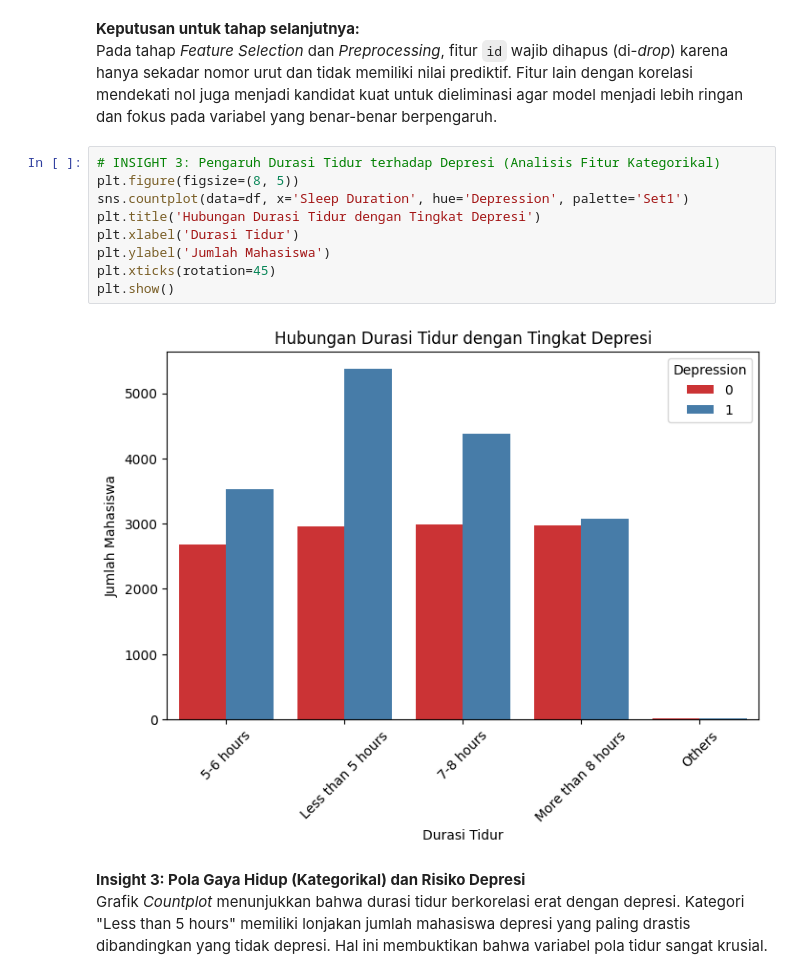
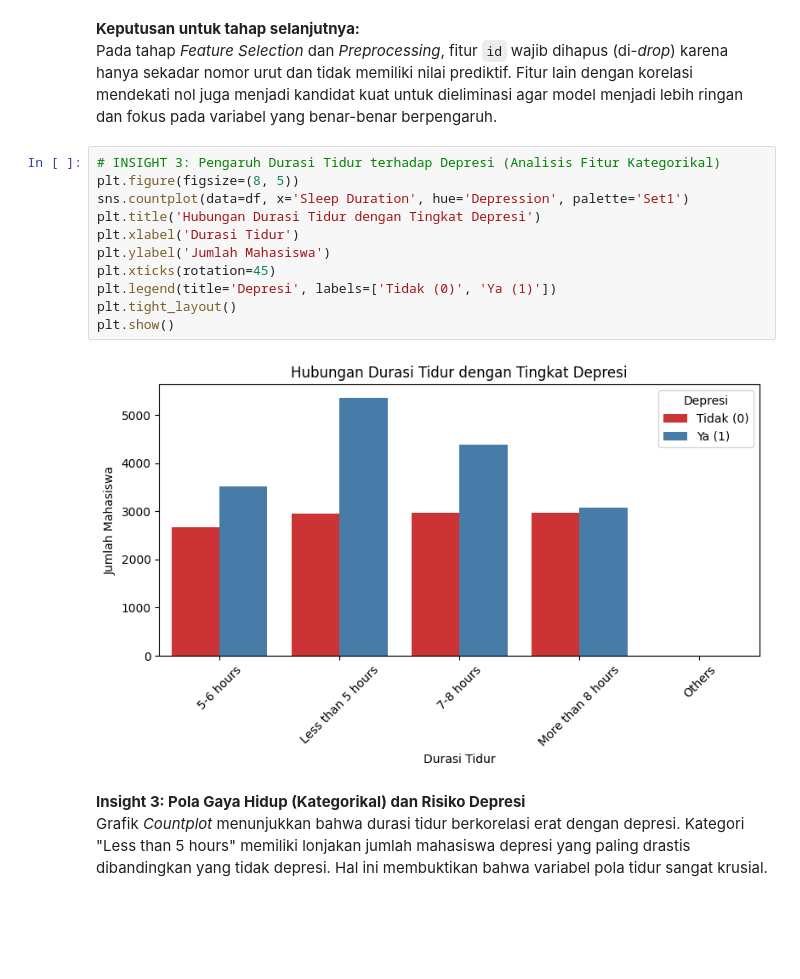
Before and after one commit to suluhyoga/FastTrack_BengKod_SuluhYogaPratama_A11.2023.14979, a Jupyter notebook: notebook/SuluhYogaPratama_A11_2023_14979_FastTrack_DS.ipynb, the cells around one changed output. Cells and saved outputs as stored; diff of their text form; blank space fills up the shorter version.

Commit message:
Update notebook: Menambah visualisasi

```diff
--- a/notebook/SuluhYogaPratama_A11_2023_14979_FastTrack_DS.ipynb
+++ b/notebook/SuluhYogaPratama_A11_2023_14979_FastTrack_DS.ipynb
@@ -144,14 +226,16 @@ Pada tahap *Feature Selection* dan *Preprocessing*, fitur `id` wajib dihapus (di
 # %%
 # INSIGHT 3: Pengaruh Durasi Tidur terhadap Depresi (Analisis Fitur Kategorikal)
 plt.figure(figsize=(8, 5))
 sns.countplot(data=df, x='Sleep Duration', hue='Depression', palette='Set1')
 plt.title('Hubungan Durasi Tidur dengan Tingkat Depresi')
 plt.xlabel('Durasi Tidur')
 plt.ylabel('Jumlah Mahasiswa')
 plt.xticks(rotation=45)
+plt.legend(title='Depresi', labels=['Tidak (0)', 'Ya (1)'])
+plt.tight_layout()
 plt.show()
 # %% [output]
-[figure, old version]
+[figure, new version]
 # %% [markdown]
 **Insight 3: Pola Gaya Hidup (Kategorikal) dan Risiko Depresi**
 Grafik *Countplot* menunjukkan bahwa durasi tidur berkorelasi erat dengan depresi. Kategori "Less than 5 hours" memiliki lonjakan jumlah mahasiswa depresi yang paling drastis dibandingkan yang tidak depresi. Hal ini membuktikan bahwa variabel pola tidur sangat krusial.
```
Also changed, not shown: parts of 15 cells of this notebook.
